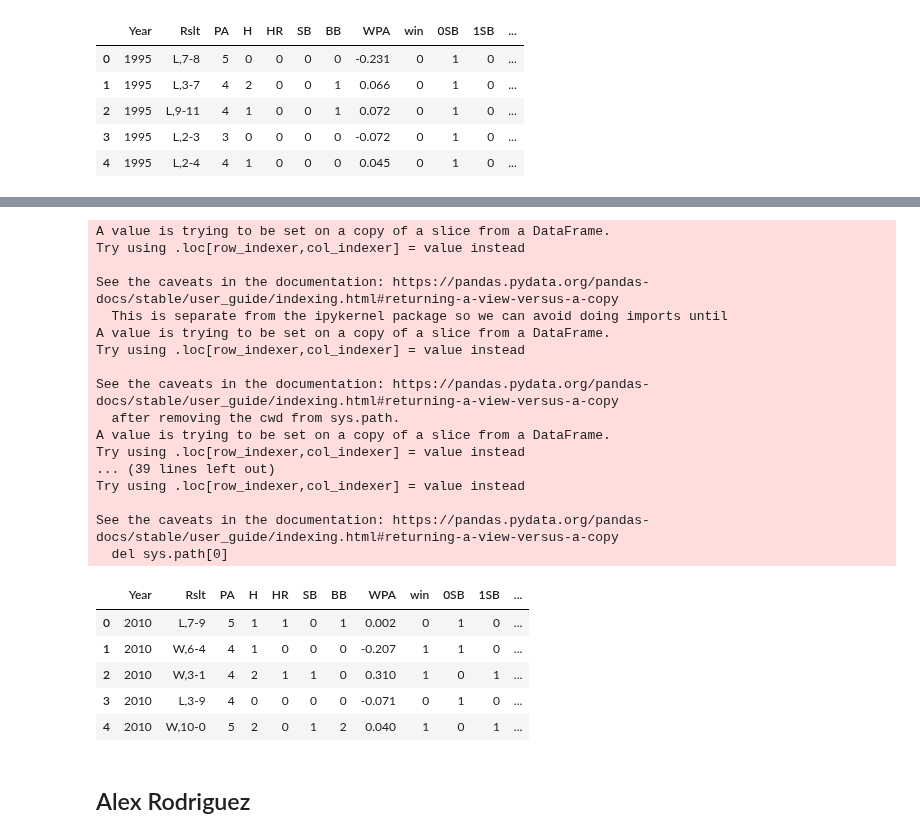
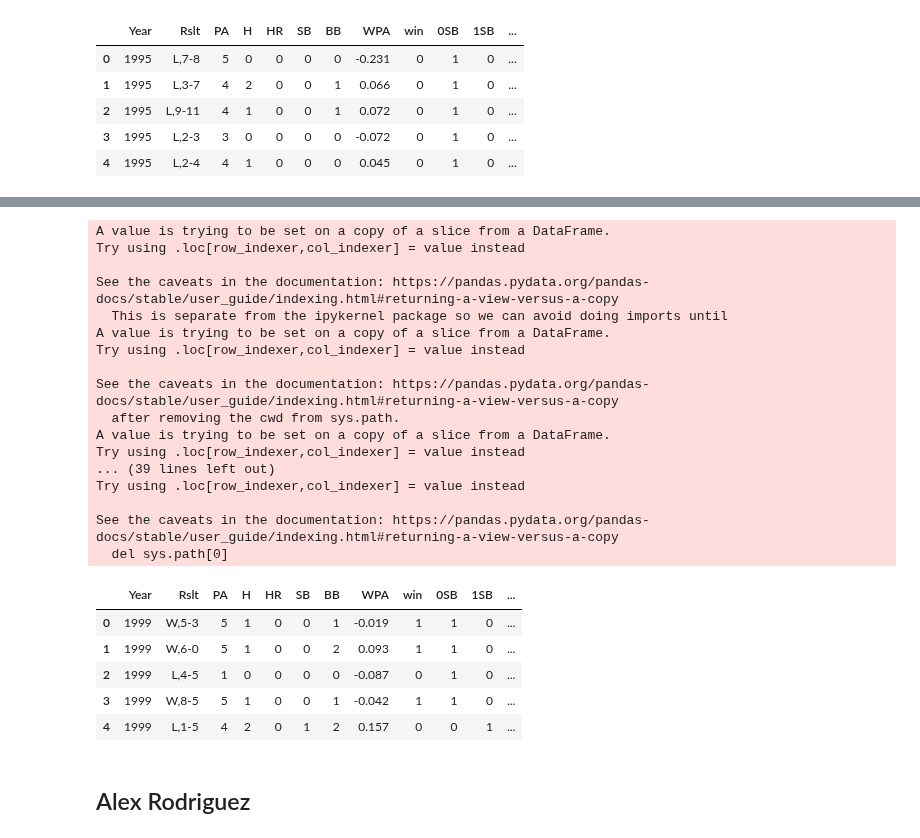
Before and after one commit to mattmaitland1/DerekJeterAnalysis, a Jupyter notebook: Project.ipynb, the cells around one changed output, grey strips where cells are left out. Cells and saved outputs as stored; diff of their text form; code cells hidden in the pictures.

```diff
--- a/Project.ipynb
+++ b/Project.ipynb
@@ -187,30 +187,30 @@ granderson = pd.read_csv('Granderson.csv')
-# %%
-granderson = stats_clean(granderson)
-granderson.head()
-# %% [output]
-A value is trying to be set on a copy of a slice from a DataFrame.
-Try using .loc[row_indexer,col_indexer] = value instead
-
-See the caveats in the documentation: https://pandas.pydata.org/pandas-docs/stable/user_guide/indexing.html#returning-a-view-versus-a-copy
-  This is separate from the ipykernel package so we can avoid doing imports until
-A value is trying to be set on a copy of a slice from a DataFrame.
-Try using .loc[row_indexer,col_indexer] = value instead
-
-See the caveats in the documentation: https://pandas.pydata.org/pandas-docs/stable/user_guide/indexing.html#returning-a-view-versus-a-copy
-  after removing the cwd from sys.path.
-A value is trying to be set on a copy of a slice from a DataFrame.
-Try using .loc[row_indexer,col_indexer] = value instead
-... (39 lines left out)
-Try using .loc[row_indexer,col_indexer] = value instead
-
-See the caveats in the documentation: https://pandas.pydata.org/pandas-docs/stable/user_guide/indexing.html#returning-a-view-versus-a-copy
-  del sys.path[0]
-|  | Year | Rslt | PA | H | HR | SB | BB | WPA | win | 0SB | 1SB | ... |
-| 0 | 2010 | L,7-9 | 5 | 1 | 1 | 0 | 1 | 0.002 | 0 | 1 | 0 | ... |
-| 1 | 2010 | W,6-4 | 4 | 1 | 0 | 0 | 0 | -0.207 | 1 | 1 | 0 | ... |
-| 2 | 2010 | W,3-1 | 4 | 2 | 1 | 1 | 0 | 0.310 | 1 | 0 | 1 | ... |
-| 3 | 2010 | L,3-9 | 4 | 0 | 0 | 0 | 0 | -0.071 | 0 | 1 | 0 | ... |
-| 4 | 2010 | W,10-0 | 5 | 2 | 0 | 1 | 2 | 0.040 | 1 | 0 | 1 | ... |
+# %%
+garciaparra = stats_clean(garciaparra)
+garciaparra.head()
+# %% [output]
+A value is trying to be set on a copy of a slice from a DataFrame.
+Try using .loc[row_indexer,col_indexer] = value instead
+
+See the caveats in the documentation: https://pandas.pydata.org/pandas-docs/stable/user_guide/indexing.html#returning-a-view-versus-a-copy
+  This is separate from the ipykernel package so we can avoid doing imports until
+A value is trying to be set on a copy of a slice from a DataFrame.
+Try using .loc[row_indexer,col_indexer] = value instead
+
+See the caveats in the documentation: https://pandas.pydata.org/pandas-docs/stable/user_guide/indexing.html#returning-a-view-versus-a-copy
+  after removing the cwd from sys.path.
+A value is trying to be set on a copy of a slice from a DataFrame.
+Try using .loc[row_indexer,col_indexer] = value instead
+... (39 lines left out)
+Try using .loc[row_indexer,col_indexer] = value instead
+
+See the caveats in the documentation: https://pandas.pydata.org/pandas-docs/stable/user_guide/indexing.html#returning-a-view-versus-a-copy
+  del sys.path[0]
+|  | Year | Rslt | PA | H | HR | SB | BB | WPA | win | 0SB | 1SB | ... |
+| 0 | 1999 | W,5-3 | 5 | 1 | 0 | 0 | 1 | -0.019 | 1 | 1 | 0 | ... |
+| 1 | 1999 | W,6-0 | 5 | 1 | 0 | 0 | 2 | 0.093 | 1 | 1 | 0 | ... |
+| 2 | 1999 | L,4-5 | 1 | 0 | 0 | 0 | 0 | -0.087 | 0 | 1 | 0 | ... |
+| 3 | 1999 | W,8-5 | 5 | 1 | 0 | 0 | 1 | -0.042 | 1 | 1 | 0 | ... |
+| 4 | 1999 | L,1-5 | 4 | 2 | 0 | 1 | 2 | 0.157 | 0 | 0 | 1 | ... |
 # %% [markdown]
 ## Alex Rodriguez
 # %%
```
Also changed, not shown: parts of 18 cells of this notebook.
